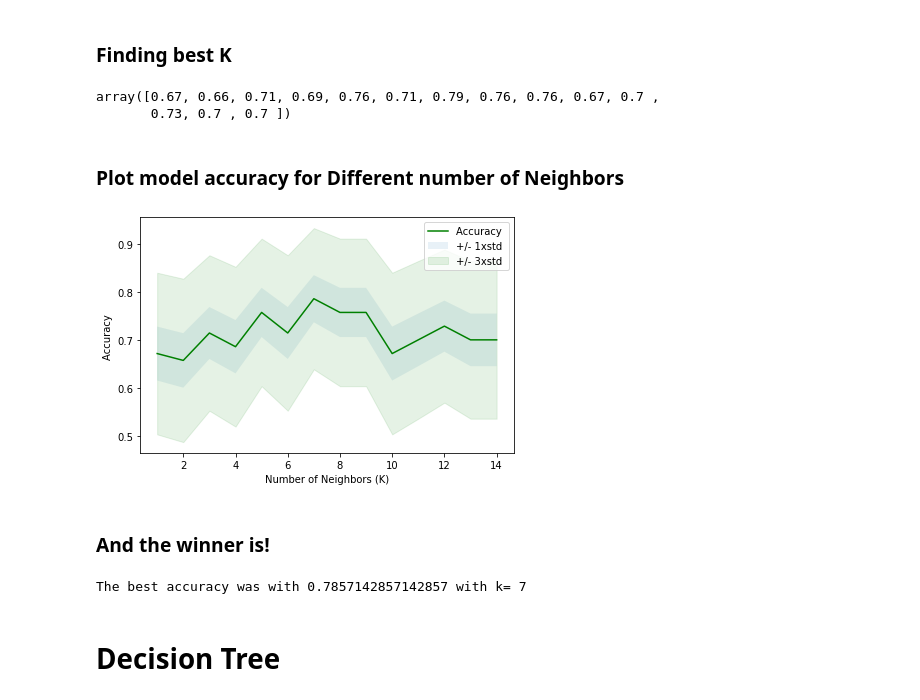
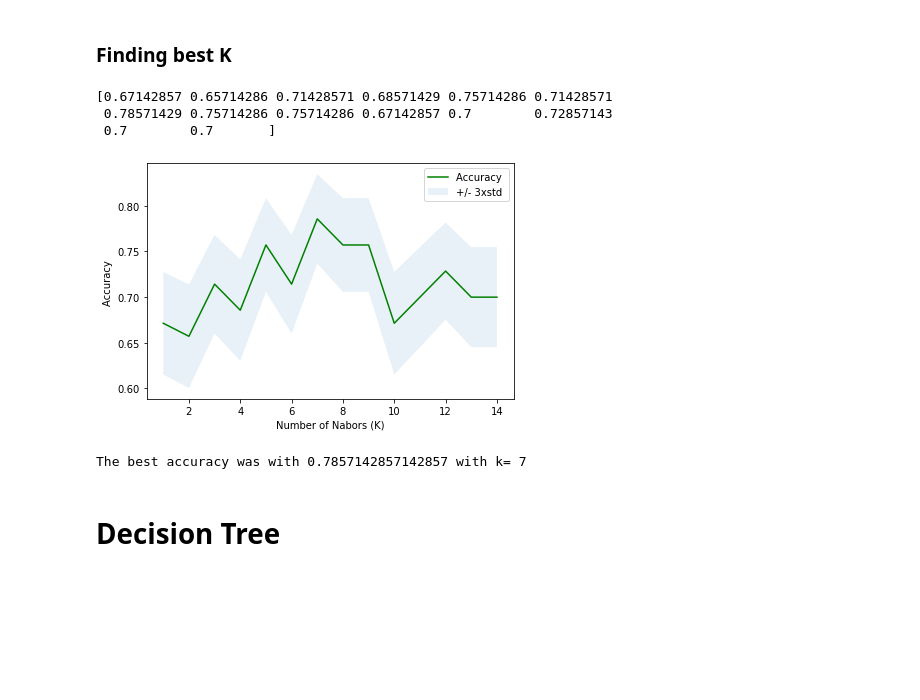
Before and after one commit to desoto1959/Machine_Learning_with_Python, a Jupyter notebook: Final Project.ipynb, the cells around one changed output. Cells and saved outputs as stored; diff of their text form; code cells hidden in the pictures; blank space fills up the shorter version.

```diff
--- a/Final Project.ipynb
+++ b/Final Project.ipynb
@@ -315,40 +299,35 @@ Test set: (70, 8) (70,)
 # %% [markdown]
 ### Finding best K
 # %%
+# try with 15 different values of k to find the best one
 Ks = 15
 mean_acc = np.zeros((Ks-1))
 std_acc = np.zeros((Ks-1))
-
+ConfustionMx = [];
 for n in range(1,Ks):
-
     #Train Model and Predict
     neigh = KNeighborsClassifier(n_neighbors = n).fit(X_train,y_train)
     yhat=neigh.predict(X_test)
     mean_acc[n-1] = metrics.accuracy_score(y_test, yhat)
-
-
     std_acc[n-1]=np.std(yhat==y_test)/np.sqrt(yhat.shape[0])
 
-mean_acc
+# accuracy
+print(mean_acc)
+
+# Plot model accuracy for Different number of Neighbors
+plt.plot(range(1,Ks),mean_acc,'g')
+plt.fill_between(range(1,Ks),mean_acc - 1 * std_acc,mean_acc + 1 * std_acc, alpha=0.10)
+plt.legend(('Accuracy ', '+/- 3xstd'))
+plt.ylabel('Accuracy ')
+plt.xlabel('Number of Nabors (K)')
+plt.tight_layout()
+plt.show()
+
+# result
+print( "The best accuracy was with", mean_acc.max(), "with k=", mean_acc.argmax()+1 )
 # %% [output]
-array([0.67, 0.66, 0.71, 0.69, 0.76, 0.71, 0.79, 0.76, 0.76, 0.67, 0.7 ,
-       0.73, 0.7 , 0.7 ])
+[0.67142857 0.65714286 0.71428571 0.68571429 0.75714286 0.71428571
+ 0.78571429 0.75714286 0.75714286 0.67142857 0.7        0.72857143
+ 0.7        0.7       ]
+[figure, added]
+The best accuracy was with 0.7857142857142857 with k= 7
-# %% [markdown]
-### Plot model accuracy for Different number of Neighbors
-# %%
-plt.plot(range(1,Ks),mean_acc,'g')
-plt.fill_between(range(1,Ks),mean_acc - 1 * std_acc,mean_acc + 1 * std_acc, alpha=0.10)
-plt.fill_between(range(1,Ks),mean_acc - 3 * std_acc,mean_acc + 3 * std_acc, alpha=0.10,color="green")
-plt.legend(('Accuracy ', '+/- 1xstd','+/- 3xstd'))
-plt.ylabel('Accuracy ')
-plt.xlabel('Number of Neighbors (K)')
-plt.tight_layout()
-plt.show()
-# %% [output]
-[figure, removed]
-# %% [markdown]
-### And the winner is!
-# %%
-print( "The best accuracy was with", mean_acc.max(), "with k=", mean_acc.argmax()+1)
-# %% [output]
-The best accuracy was with 0.7857142857142857 with k= 7
```
Also changed, not shown: parts of 32 cells of this notebook.
